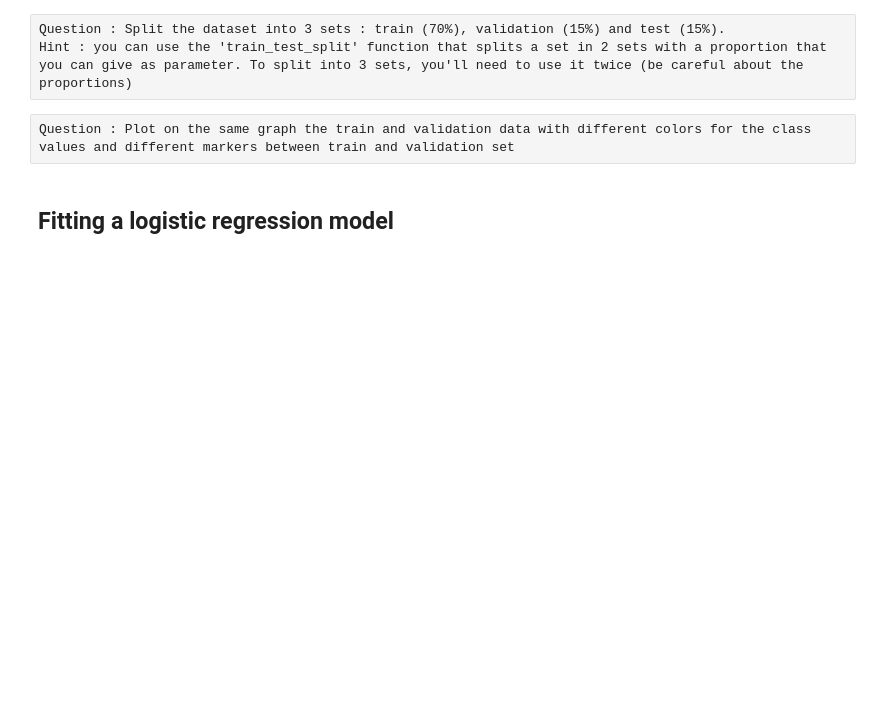
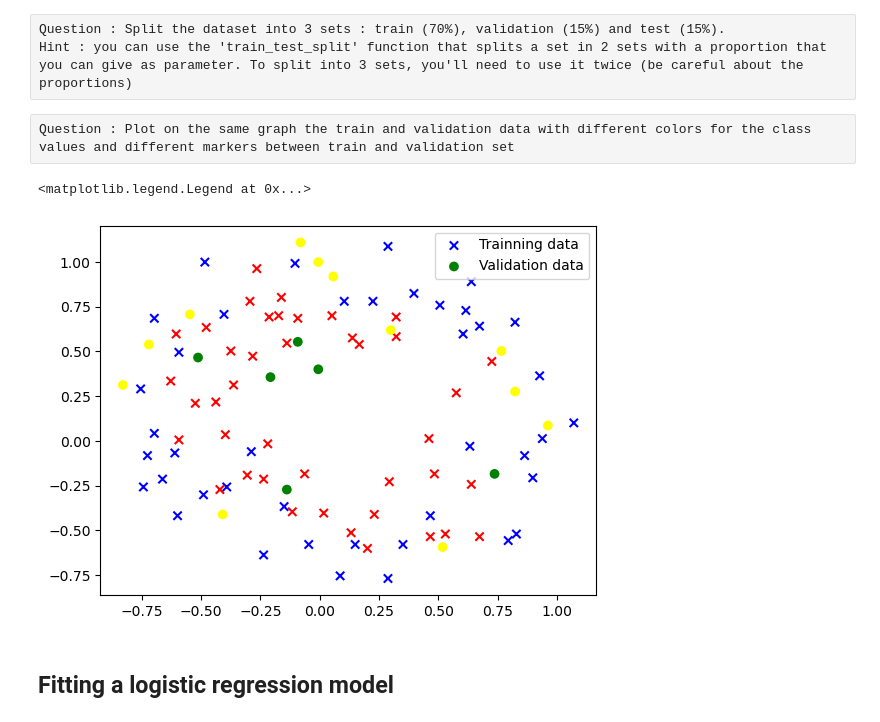
Before and after one commit to maodo/miage_fst, a Jupyter notebook: TP1/TP_Logistic_Regression_student.ipynb, the cells around one changed output. Cells and saved outputs as stored; diff of their text form; code cells hidden in the pictures; blank space fills up the shorter version.

```diff
--- a/TP1/TP_Logistic_Regression_student.ipynb
+++ b/TP1/TP_Logistic_Regression_student.ipynb
@@ -94,6 +94,13 @@ data_train, data_test = train_test_split(data, test_size = 0.3, random_state = 4
 data_valid, data_test = train_test_split(data_test, test_size = 0.5, random_state = 4)
 # %% [raw]
 Question : Plot on the same graph the train and validation data with different colors for the class values and different markers between train and validation set
+# %%
+plt.scatter(data_train['X1'], data_train['X2'], c=['red' if x else 'blue' for x in data_train['Y']], label='Trainning data', marker='x')
+plt.scatter(data_valid['X1'], data_valid['X2'], c=['green' if x else 'yellow' for x in data_valid['Y']], label='Validation data', marker='o')
+plt.legend()
+# %% [output]
+<matplotlib.legend.Legend at 0x...>
+[figure, added]
 # %% [markdown]
 ## Fitting a logistic regression model
 # %% [raw]
```
Also changed, not shown: parts of 35 cells of this notebook.
